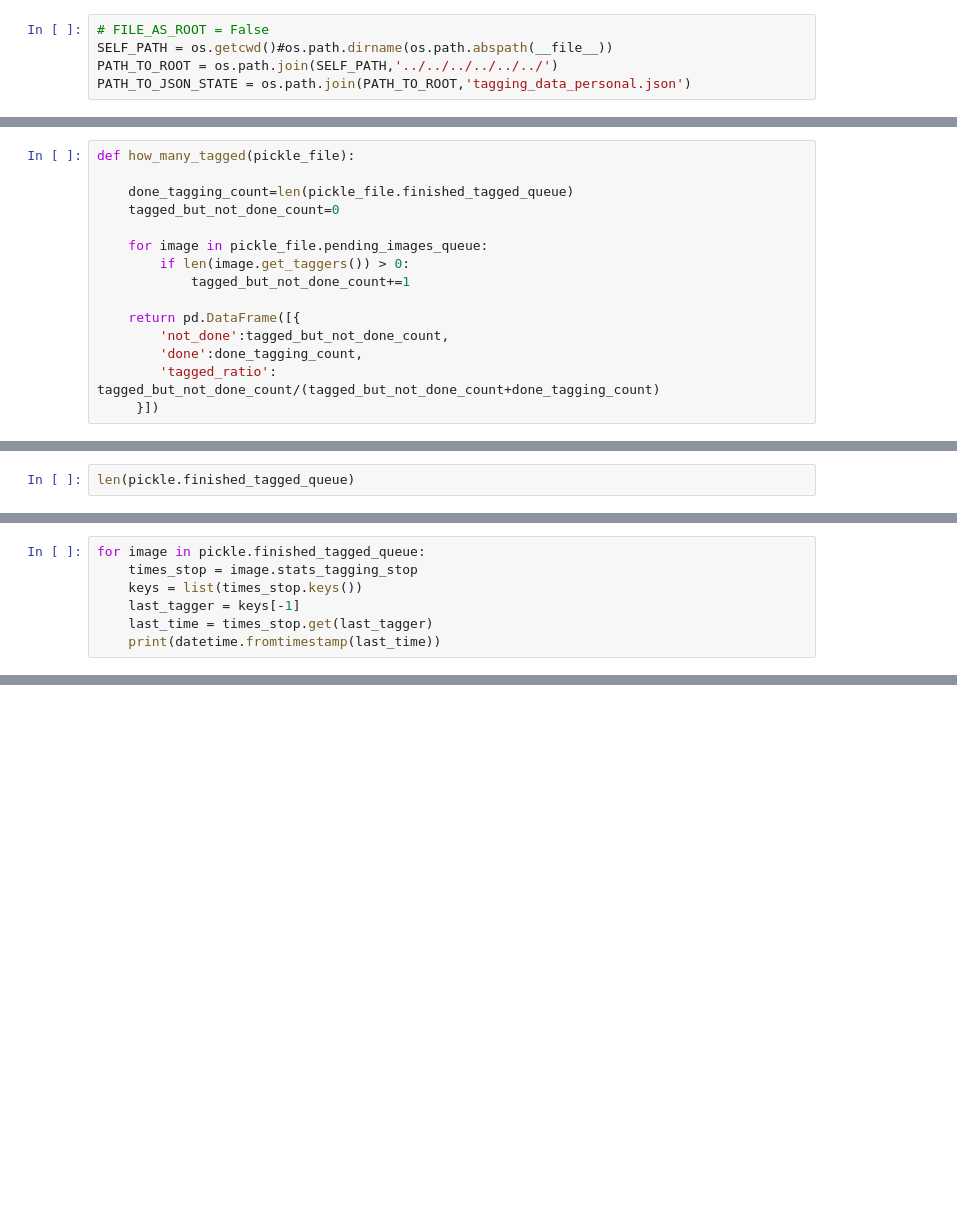
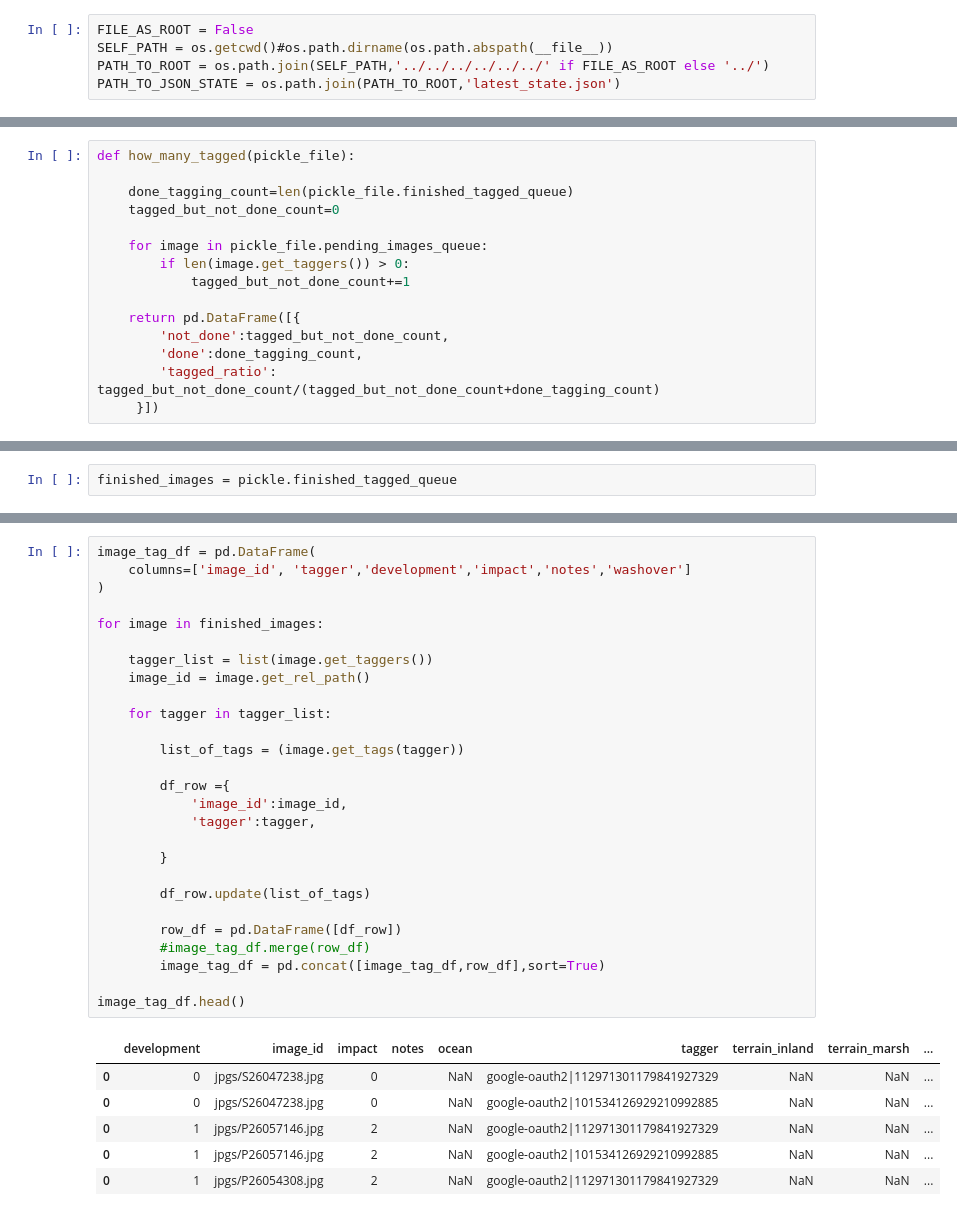
Before and after one commit to UNCG-CSE/Poststorm_Imagery, a Jupyter notebook: src/python/psic/stats/tagging_stats/latest_state_stats.ipynb, the cells around one changed output, grey strips where cells are left out. Saved outputs shown, nothing was run; the diff lists cells and outputs as text; blank space fills up the shorter version.

```diff
--- a/src/python/psic/stats/tagging_stats/latest_state_stats.ipynb
+++ b/src/python/psic/stats/tagging_stats/latest_state_stats.ipynb
@@ -9,5 +11,5 @@ from datetime import datetime
 # %%
-# FILE_AS_ROOT = False
+FILE_AS_ROOT = False
 SELF_PATH = os.getcwd()#os.path.dirname(os.path.abspath(__file__))
-PATH_TO_ROOT = os.path.join(SELF_PATH,'../../../../../../')
-PATH_TO_JSON_STATE = os.path.join(PATH_TO_ROOT,'tagging_data_personal.json')
+PATH_TO_ROOT = os.path.join(SELF_PATH,'../../../../../../' if FILE_AS_ROOT else '../')
+PATH_TO_JSON_STATE = os.path.join(PATH_TO_ROOT,'latest_state.json')
@@ -40,2 +51,2 @@ how_many_tagged(pickle)
 # %%
-len(pickle.finished_tagged_queue)
+finished_images = pickle.finished_tagged_queue
@@ -48,7 +52,0 @@ print(pickle.pending_images_queue[-1].get_taggers())
-# %%
-for image in pickle.finished_tagged_queue:
-    times_stop = image.stats_tagging_stop
-    keys = list(times_stop.keys())
-    last_tagger = keys[-1]
-    last_time = times_stop.get(last_tagger)
-    print(datetime.fromtimestamp(last_time))
@@ -72,0 +53,34 @@ for image in pickle.finished_tagged_queue:
+# %%
+image_tag_df = pd.DataFrame(
+    columns=['image_id', 'tagger','development','impact','notes','washover']
+)
+
+for image in finished_images:
+
+    tagger_list = list(image.get_taggers())
+    image_id = image.get_rel_path()
+
+    for tagger in tagger_list:
+
+        list_of_tags = (image.get_tags(tagger))
+
+        df_row ={
+            'image_id':image_id,
+            'tagger':tagger,
+
+        }
+
+        df_row.update(list_of_tags)
+
+        row_df = pd.DataFrame([df_row])
+        #image_tag_df.merge(row_df)
+        image_tag_df = pd.concat([image_tag_df,row_df],sort=True)
+
+image_tag_df.head()
+# %% [output]
+|  | development | image_id | impact | notes | ocean | tagger | terrain_inland | terrain_marsh | ... |
+| 0 | 0 | jpgs/S26047238.jpg | 0 |  | NaN | google-oauth2|112971301179841927329 | NaN | NaN | ... |
+| 0 | 0 | jpgs/S26047238.jpg | 0 |  | NaN | google-oauth2|101534126929210992885 | NaN | NaN | ... |
+| 0 | 1 | jpgs/P26057146.jpg | 2 |  | NaN | google-oauth2|112971301179841927329 | NaN | NaN | ... |
+| 0 | 1 | jpgs/P26057146.jpg | 2 |  | NaN | google-oauth2|101534126929210992885 | NaN | NaN | ... |
+| 0 | 1 | jpgs/P26054308.jpg | 2 |  | NaN | google-oauth2|112971301179841927329 | NaN | NaN | ... |
```
Also changed, not shown: parts of 9 cells of this notebook, 1 other file.
